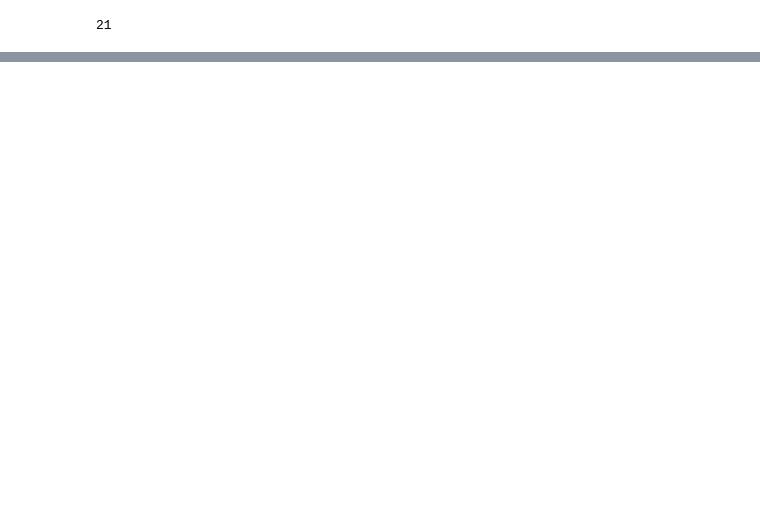
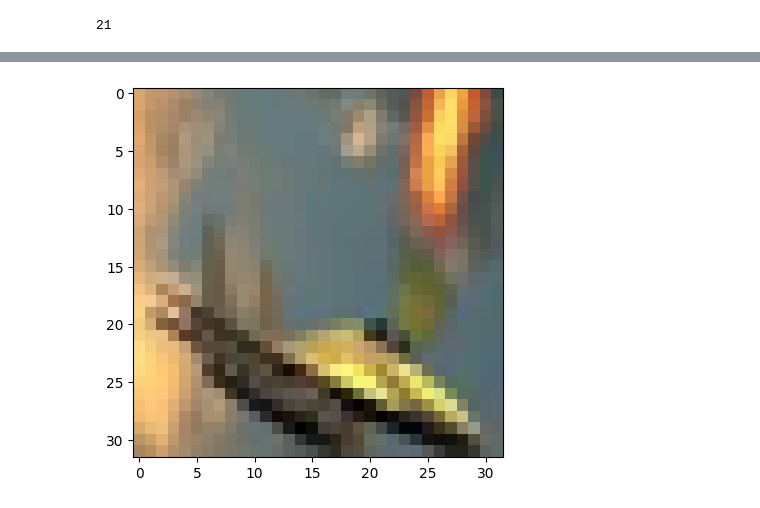
Before and after one commit to jamontanac/Fighting-Illutions, a Jupyter notebook: Fighting-Illutions/notebooks/Testing Attacks.ipynb, the cells around one changed output, grey strips where cells are left out. Cells and saved outputs as stored; diff of their text form; code cells hidden in the pictures; blank space fills up the shorter version.

```diff
--- a/Fighting-Illutions/notebooks/Testing Attacks.ipynb
+++ b/Fighting-Illutions/notebooks/Testing Attacks.ipynb
@@ -509,0 +583,5 @@ tensor([0.9982, 0.9997, 0.7241,  ..., 0.9984, 0.6104, 0.9987])
+# %%
+plt.imshow(denormalize(images[to_viz]).numpy().transpose((1,2,0)))
+#plt.title("Adv:"+classes[images[to_viz]]+"\n Real:"+classes[all_real_labels[to_viz]])
+plt.show()
+# %% [output]
@@ -509,0 +591 @@ tensor([0.9982, 0.9997, 0.7241,  ..., 0.9984, 0.6104, 0.9987])
+[figure, added]
```
Also changed, not shown: parts of 12 cells of this notebook, 1 other file.
